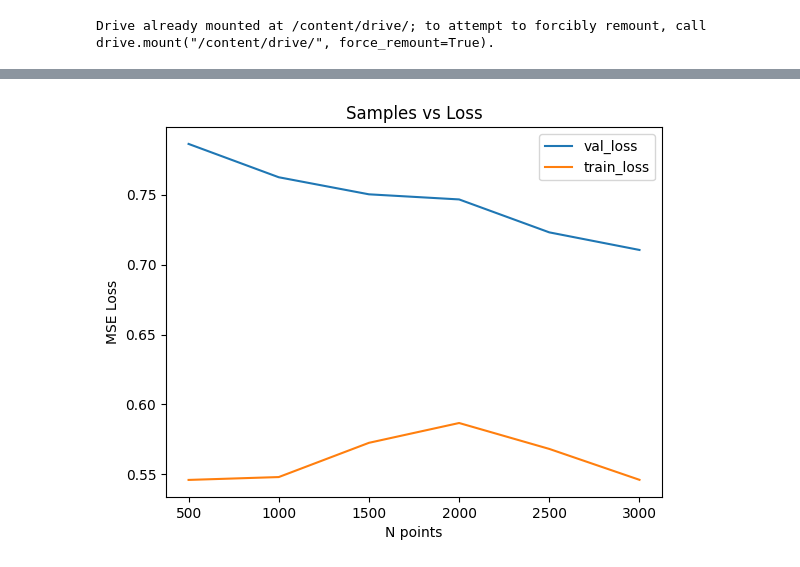
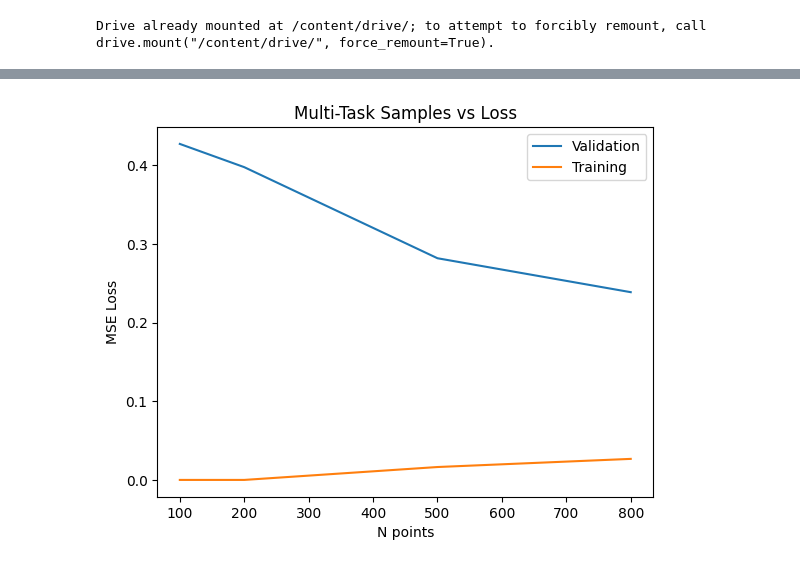
Before and after one commit to stair-lab/bo4ag, a Jupyter notebook: MixedKernelTest.ipynb, the cells around one changed output, grey strips where cells are left out. Drawn from its saved outputs; the diff is of its cells as text; code cells hidden in the pictures.

```diff
--- a/MixedKernelTest.ipynb
+++ b/MixedKernelTest.ipynb
@@ -88,10 +91,10 @@ def loadTasks(tasks):
     taskData = []
     for trait in tasks:
         #read raw task file
-        data = pd.read_csv(f"/content/drive/My Drive/Colab Notebooks/Transfer_Coh2/data/{trait}_coh2.csv")
+        data = pd.read_csv(f"{base_path}/data/{trait}_coh2.csv")
         data = torch.tensor(data.values)
 
-        #format data for supervised training, each row (taskid, wave1, wave2, coh2)
+        #format data for supervised training, each row : (taskid, wave1, wave2, coh2)
         n = torch.ones(data.shape[0], dtype=torch.float32)
         col_index =  torch.arange(data.shape[0], dtype=torch.float32)
         col_index = torch.outer(n, col_index)
@@ -109,6 +112,17 @@ def loadTasks(tasks):
 
         taskData.append(clean)
 
-    #combine all tasks
+    #combine all tasks data into a tensor
     all_tasks = torch.cat(taskData)
     return all_tasks[:, :3], all_tasks[:, -1]
+# %%
+def normalize_standarize_data(x, y):
+  '''
+  x: unnormalized input to GP, inputs are normalized to be between 0, 2150
+  y: not standardized outputs
+  '''
+  d_xtrain = x[:,0].reshape(-1,1) #discrete part
+  c_xtrain = normalize(x[:, 1:], torch.tensor([[0,0],[2150,2150]])) #continous part
+  x_train_normalized = torch.cat([c_xtrain, d_xtrain], dim=1)
+  y_train_standardized = standardize(y).reshape(-1,1)
+  return x_train_normalized, y_train_standardized
@@ -115,14 +143,17 @@ def loadTasks(tasks):
 # %%
 #Load data (by tasks)
+tasks = ["narea", "sla", "pn", "ps"]
 X, Y = loadTasks(["narea", "sla", "pn", "ps"])
 
 #Split into train and validation sets
 seed = 1234
 split = 0.85
 x_train, x_test, y_train, y_test = train_test_split(X, Y, test_size=split, random_state=seed)
+option_n = [100, 200, 500, 800]
+M = 1000
 
 # Convert NumPy arrays to PyTorch tensors
-x_train = torch.tensor(x_train, dtype=torch.float64)
-y_train = torch.tensor(y_train, dtype=torch.float64)
-x_test = torch.tensor(x_test, dtype=torch.float64)
-y_test = torch.tensor(y_test, dtype=torch.float64)
+x_train = torch.tensor(x_train, dtype=torch.float64)[:option_n[-1]]
+y_train = torch.tensor(y_train, dtype=torch.float64)[:option_n[-1]]
+x_test = torch.tensor(x_test, dtype=torch.float64)[:option_n[-1]]
+y_test = torch.tensor(y_test, dtype=torch.float64)[:option_n[-1]]
@@ -213,16 +277,16 @@ for N in option_n:
 # %%
 #plot training and validation loss
 # Create a line plot
-plt.plot(option_n, results["val_loss"], label = "val_loss")
-plt.plot(option_n, results["train_loss"], label = "train_loss")
+plt.plot(option_n, results["val_loss"], label = "Validation")
+plt.plot(option_n, results["train_loss"], label = "Training")
 
 # Add labels and title
 plt.xlabel('N points')
 plt.ylabel('MSE Loss')
-plt.title('Samples vs Loss')
+plt.title('Multi-Task Samples vs Loss')
 plt.legend()
 
 # Show the plot
 plt.show()
 # %% [output]
-[figure, old version]
+[figure, new version]
```
Also changed, not shown: parts of 21 cells of this notebook.
